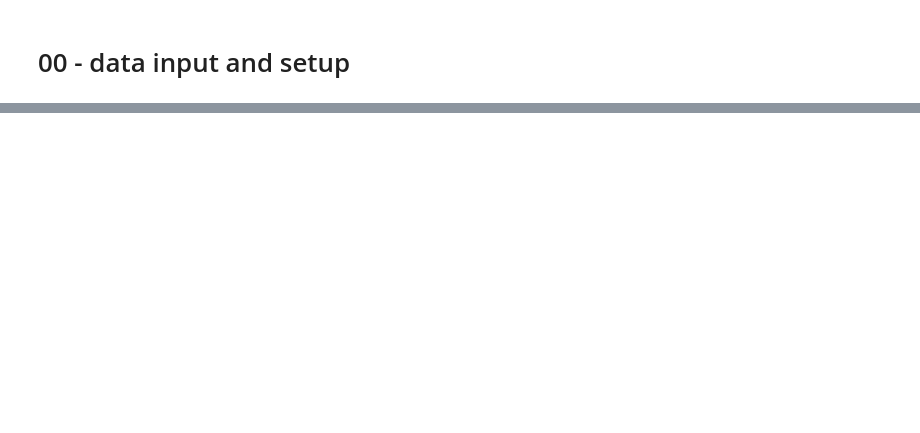
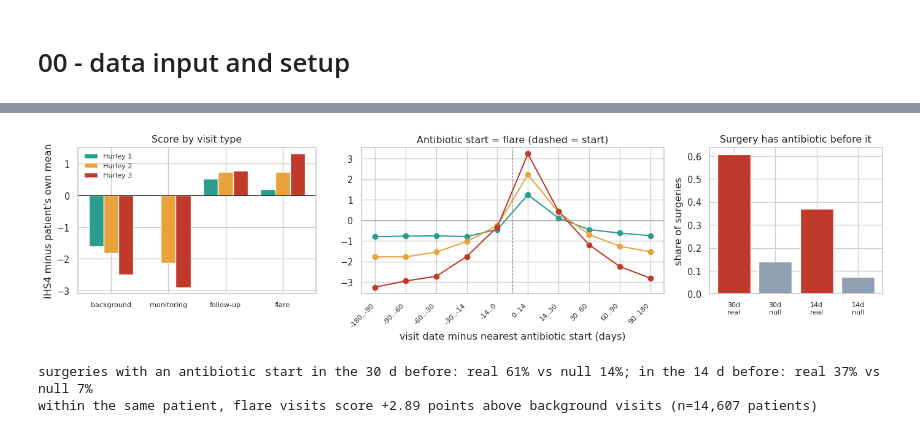
Before and after one commit to FairzanIsLearning/Chemometric-learn, a Jupyter notebook: Mixed/HS_Model/HS_dynamic.ipynb, the cells around one changed output, grey strips where cells are left out. Drawn from its saved outputs; the diff is of its cells as text; code cells hidden in the pictures; blank space fills up the shorter version.

```diff
--- a/Mixed/HS_Model/HS_dynamic.ipynb
+++ b/Mixed/HS_Model/HS_dynamic.ipynb
@@ -205,0 +239,50 @@ print(g.round(3).to_string())
+# %%
+# function helper -- analysis
+def lead_share(shift_days):
+    s = sur[["patient_id", "procedure_date"]].copy(); s["procedure_date"] += pd.Timedelta(days=shift_days); s = s.sort_values("procedure_date")
+    m = pd.merge_asof(s, a_.assign(ap=a_.a), left_on="procedure_date", right_on="a", by="patient_id", direction="backward")
+    d = (m.procedure_date - m.ap).dt.days; return float((d <= 30).mean()), float((d <= 14).mean())
+# %%
+# classify the visit type and hurley stage
+v = vis[vis.ihs4_score.notna()].merge(dm[["hurley"]], left_on="patient_id", right_index=True)
+v["cent"] = v.ihs4_score - v.groupby("patient_id").ihs4_score.transform("mean")  # centre on the patient's own mean
+order = ["background", "treatment_monitoring", "follow_up", "flare_reactive"]
+ct = v.groupby(["visit_type", "hurley"]).cent.mean().unstack().reindex(order)
+
+# antibiotic event study: signed days from a scored visit to the nearest antibiotic start
+v = v.sort_values("visit_date"); a_ = abx[["patient_id", "start_date"]].rename(columns={"start_date": "a"}).sort_values("a")
+prv = pd.merge_asof(v, a_.assign(ap=a_.a), left_on="visit_date", right_on="a", by="patient_id", direction="backward")
+nxt = pd.merge_asof(v, a_.assign(an=a_.a), left_on="visit_date", right_on="a", by="patient_id", direction="forward")
+dp = (v.visit_date.values - prv.ap.values).astype("timedelta64[D]").astype(float); dn = (nxt.an.values - v.visit_date.values).astype("timedelta64[D]").astype(float)
+v["sd"] = np.where(np.nan_to_num(dp, nan=1e9) <= np.nan_to_num(dn, nan=1e9), dp, -dn)
+bins = [-180, -90, -60, -30, -14, 0, 14, 30, 60, 90, 180]; v["bin"] = pd.cut(v.sd, bins, include_lowest=True)
+es = v.groupby(["hurley", "bin"]).cent.mean().unstack(0)
+
+real, null = lead_share(0), lead_share(365)
+fig, axs = plt.subplots(1, 3, figsize=(14, 3.7), gridspec_kw={"width_ratios": [1.1, 1.4, .8]})
+
+# score by visit
+ax = axs[0]; w = .26
+for i, h in enumerate((1, 2, 3)): ax.bar(np.arange(4) + (i - 1) * w, ct[h].values, w, color=HC[h], label=f"Hurley {h}")
+ax.set_xticks(range(4)); ax.set_xticklabels(["background", "monitoring", "follow-up", "flare"], fontsize=8); ax.axhline(0, color="k", lw=.7)
+ax.set_ylabel("IHS4 minus patient's own mean"); ax.set_title("Score by visit type"); ax.legend(fontsize=8, frameon=False)
+ax = axs[1]
+
+# antibiotic start
+for h in (1, 2, 3): ax.plot(range(len(es)), es[h], marker="o", color=HC[h], label=f"Hurley {h}")
+ax.axhline(0, color="gray", lw=.8); ax.axvline(4.5, color="gray", ls="--", lw=.8); ax.set_xticks(range(len(es))); ax.set_xticklabels([f"{int(b.left)}..{int(b.right)}" for b in es.index], rotation=45, ha="right", fontsize=8)
+ax.set_xlabel("visit date minus nearest antibiotic start (days)"); ax.set_title("Antibiotic start = flare (dashed = start)")
+
+# surgery with antibiotic
+ax = axs[2]; ax.bar([0, 1, 2, 3], [real[0], null[0], real[1], null[1]], color=["#c0392b", "#8fa0b0", "#c0392b", "#8fa0b0"])
+ax.set_xticks([0, 1, 2, 3]); ax.set_xticklabels(["30d\nreal", "30d\nnull", "14d\nreal", "14d\nnull"], fontsize=8); ax.set_title("Surgery has antibiotic before it"); ax.set_ylabel("share of surgeries")
+
+# graph
+plt.tight_layout(); plt.show()
+print(f"surgeries with an antibiotic start in the 30 d before: real {real[0]:.0%} vs null {null[0]:.0%}; in the 14 d before: real {real[1]:.0%} vs null {null[1]:.0%}")
+d_ = v.pivot_table(index="patient_id", columns="visit_type", values="ihs4_score", aggfunc="mean"); gap = (d_.flare_reactive - d_.background).dropna()
+print(f"within the same patient, flare visits score {gap.mean():+.2f} points above background visits (n={len(gap):,} patients)")
+# %% [output]
+[figure, added]
+surgeries with an antibiotic start in the 30 d before: real 61% vs null 14%; in the 14 d before: real 37% vs null 7%
+within the same patient, flare visits score +2.89 points above background visits (n=14,607 patients)
```
Also changed, not shown: parts of 56 cells of this notebook, 1 other file.
